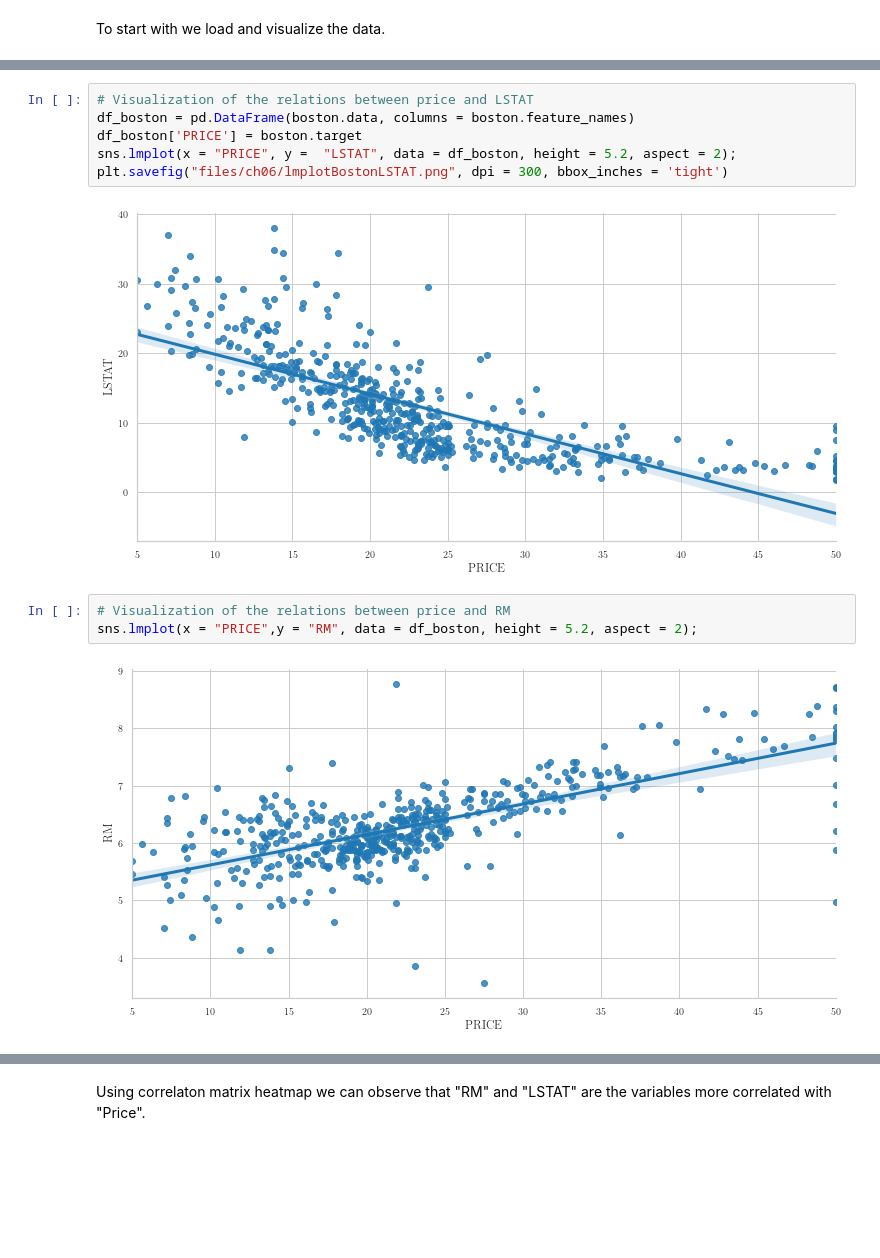
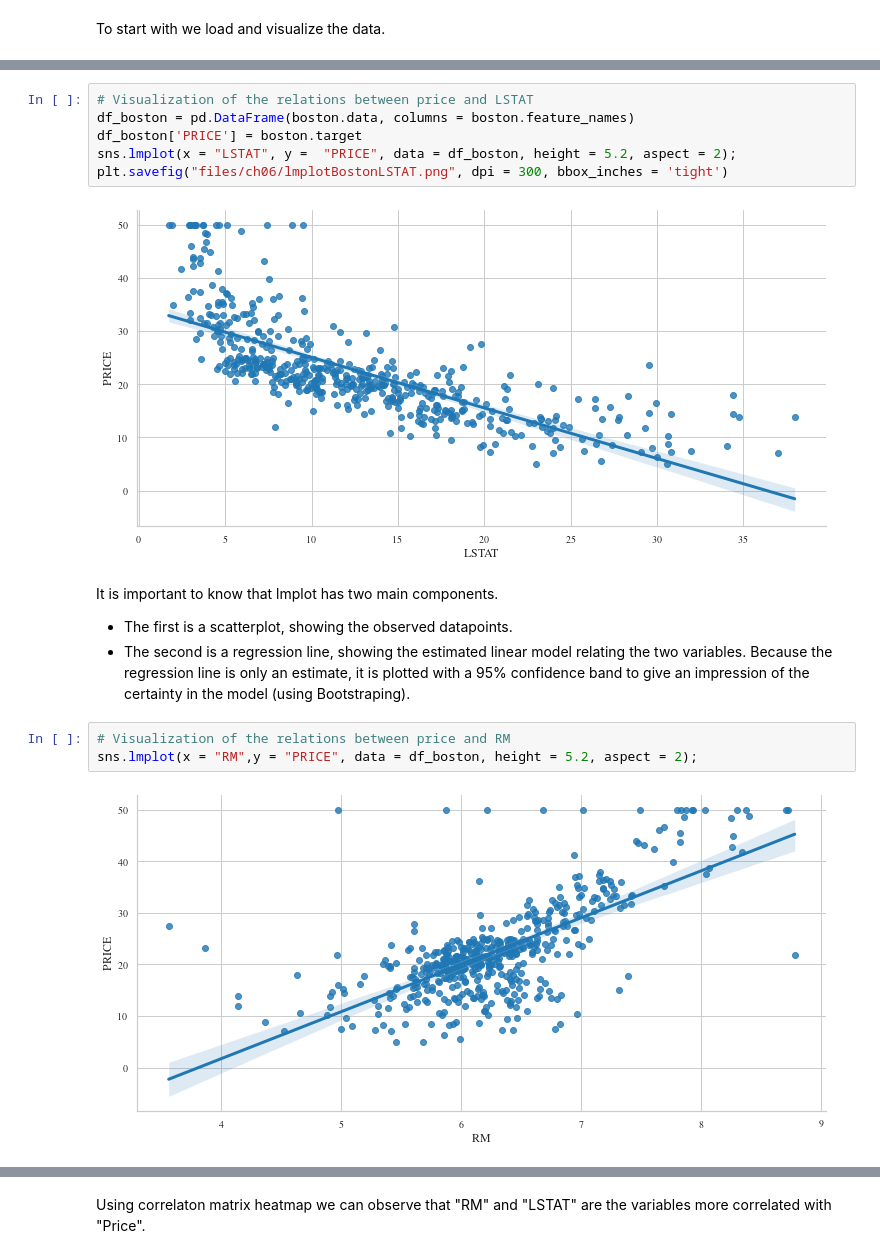
Before and after one commit to DataScienceUB/introduction-datascience-python-book, a Jupyter notebook: ch06_Regression_Analysis.ipynb, the cells around one changed output, grey strips where cells are left out. Saved outputs shown, nothing was run; the diff lists cells and outputs as text; blank space fills up the shorter version.

```diff
--- a/ch06_Regression_Analysis.ipynb
+++ b/ch06_Regression_Analysis.ipynb
@@ -423,14 +585,19 @@ Seaborn visualization can be used to show this linear relationships easily:
 # Visualization of the relations between price and LSTAT
 df_boston = pd.DataFrame(boston.data, columns = boston.feature_names)
 df_boston['PRICE'] = boston.target
-sns.lmplot(x = "PRICE", y =  "LSTAT", data = df_boston, height = 5.2, aspect = 2);
+sns.lmplot(x = "LSTAT", y =  "PRICE", data = df_boston, height = 5.2, aspect = 2);
 plt.savefig("files/ch06/lmplotBostonLSTAT.png", dpi = 300, bbox_inches = 'tight')
 # %% [output]
-[figure, old version]
+[figure, new version]
+# %% [markdown]
+It is important to know that lmplot has two main components.
+
++ The first is a scatterplot, showing the observed datapoints.
++ The second is a regression line, showing the estimated linear model relating the two variables. Because the regression line is only an estimate, it is plotted with a 95% confidence band to give an impression of the certainty in the model (using Bootstraping).
 # %%
 # Visualization of the relations between price and RM
-sns.lmplot(x = "PRICE",y = "RM", data = df_boston, height = 5.2, aspect = 2);
+sns.lmplot(x = "RM",y = "PRICE", data = df_boston, height = 5.2, aspect = 2);
 # %% [output]
-[figure, old version]
+[figure, new version]
 # %%
 # Visualization of the relations between price and CRIM
```
Also changed, not shown: parts of 116 cells of this notebook.
